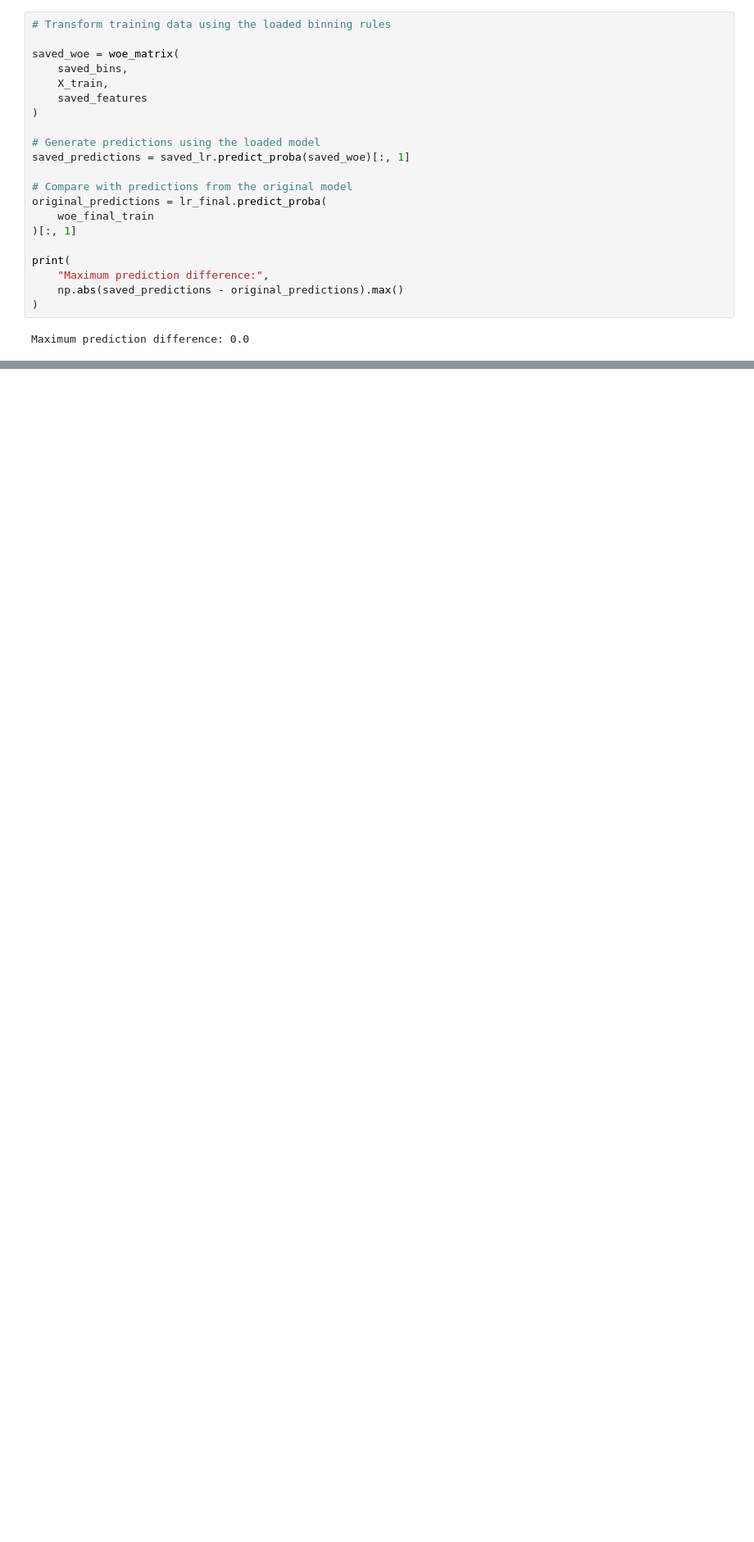
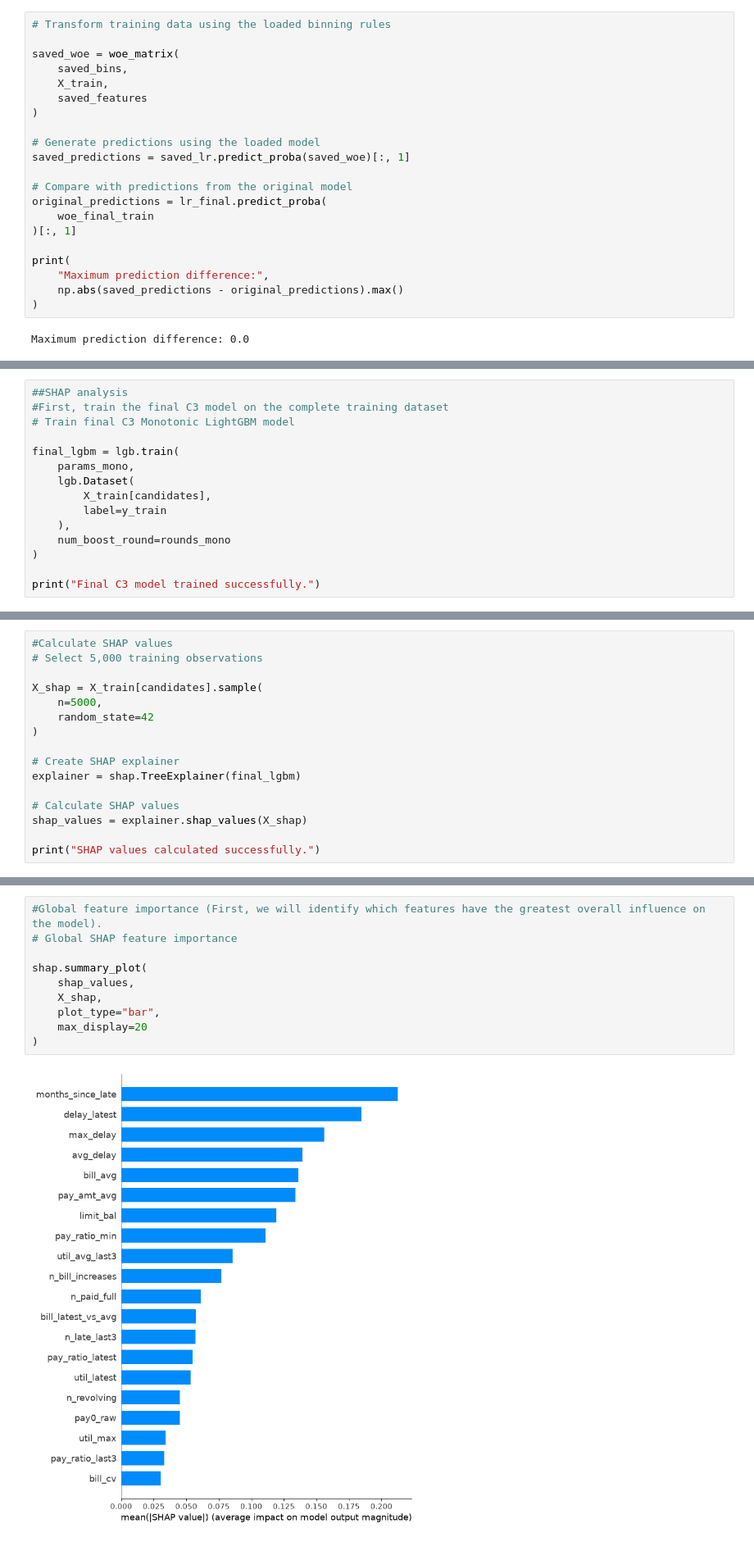
Before and after one commit to VaidehiKushwaha/credit-risk-scorecard-profit-optimization, a Jupyter notebook: notebooks/03_scorecard_and_ml_models.ipynb, the cells around one changed output, grey strips where cells are left out. Shown at 82% size. Drawn from its saved outputs; the diff is of its cells as text; blank space fills up the shorter version.

Commit message:
Step 7: LightGBM challenger, tuning, calibration, SHAP, champion vs challenger CV

```diff
--- a/notebooks/03_scorecard_and_ml_models.ipynb
+++ b/notebooks/03_scorecard_and_ml_models.ipynb
@@ -1794,0 +3095,15 @@ Maximum prediction difference: 0.0
+# %%
+##SHAP analysis
+#First, train the final C3 model on the complete training dataset
+# Train final C3 Monotonic LightGBM model
+
+final_lgbm = lgb.train(
+    params_mono,
+    lgb.Dataset(
+        X_train[candidates],
+        label=y_train
+    ),
+    num_boost_round=rounds_mono
+)
+
+print("Final C3 model trained successfully.")
@@ -1794,0 +3112,16 @@ Maximum prediction difference: 0.0
+# %%
+#Calculate SHAP values
+# Select 5,000 training observations
+
+X_shap = X_train[candidates].sample(
+    n=5000,
+    random_state=42
+)
+
+# Create SHAP explainer
+explainer = shap.TreeExplainer(final_lgbm)
+
+# Calculate SHAP values
+shap_values = explainer.shap_values(X_shap)
+
+print("SHAP values calculated successfully.")
@@ -1794,0 +3144,12 @@ Maximum prediction difference: 0.0
+# %%
+#Global feature importance (First, we will identify which features have the greatest overall influence on the model).
+# Global SHAP feature importance
+
+shap.summary_plot(
+    shap_values,
+    X_shap,
+    plot_type="bar",
+    max_display=20
+)
+# %% [output]
+[figure, added]
```
Also changed, not shown: parts of 73 cells of this notebook, 2 other files.
